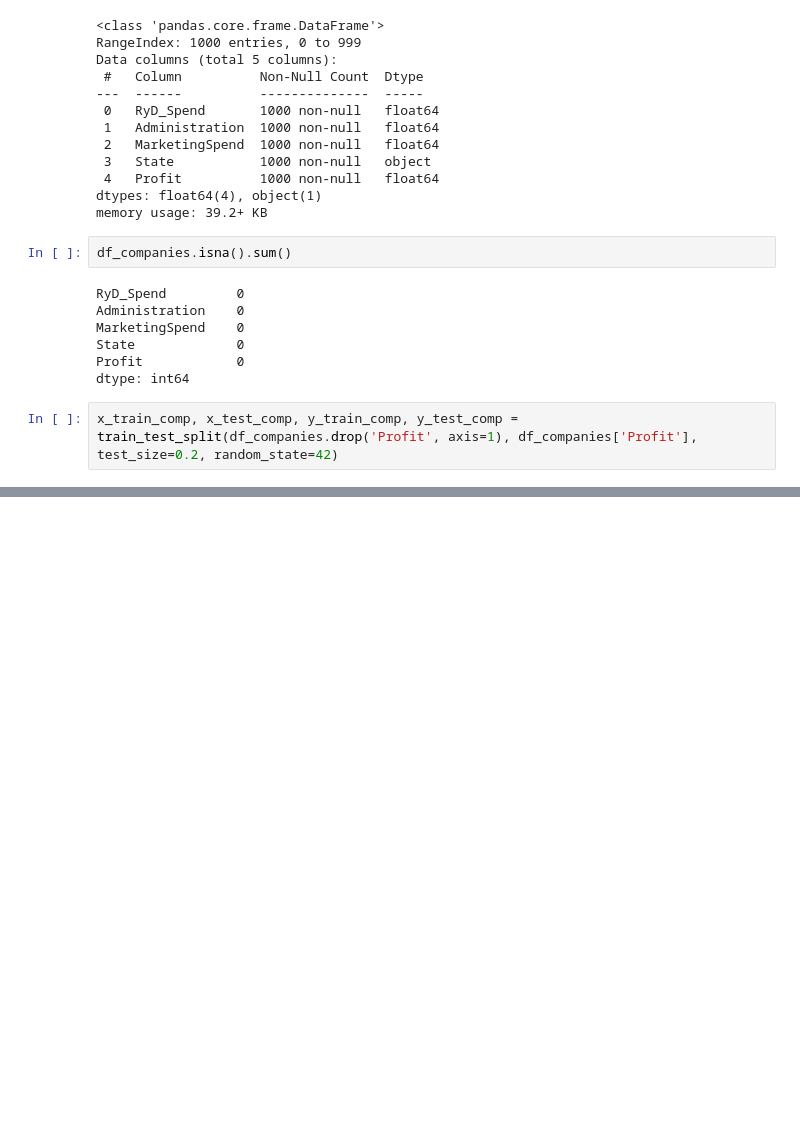
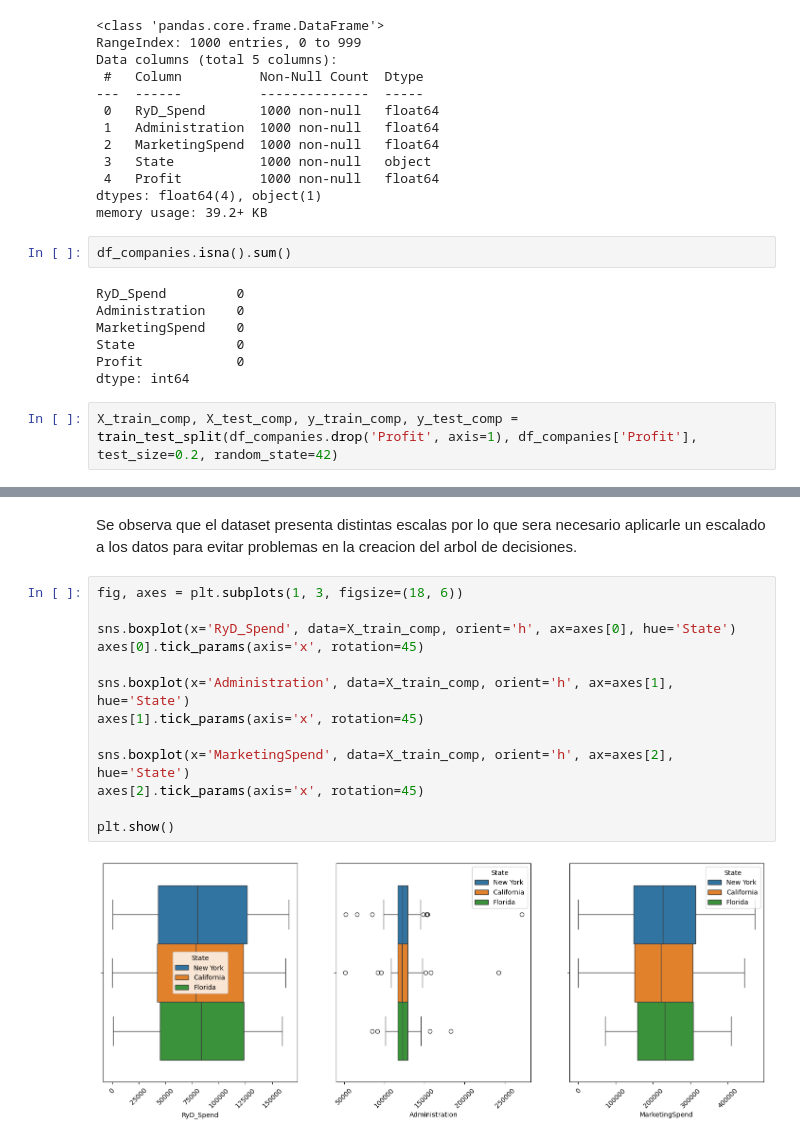
Before and after one commit to EugenioBravi/TP2_mineria, a Jupyter notebook: TP_2.ipynb, the cells around one changed output, grey strips where cells are left out. Saved outputs shown, nothing was run; the diff lists cells and outputs as text; blank space fills up the shorter version.

Commit message:
1.Analisis de datos

```diff
--- a/TP_2.ipynb
+++ b/TP_2.ipynb
@@ -64,5 +65,5 @@ State             0
 Profit            0
 dtype: int64
 # %%
-x_train_comp, x_test_comp, y_train_comp, y_test_comp = train_test_split(df_companies.drop('Profit', axis=1), df_companies['Profit'], test_size=0.2, random_state=42)
+X_train_comp, X_test_comp, y_train_comp, y_test_comp = train_test_split(df_companies.drop('Profit', axis=1), df_companies['Profit'], test_size=0.2, random_state=42)
 # %%
@@ -85,3 +86,20 @@ array([[<Axes: title={'center': 'RyD_Spend'}>,
        [<Axes: title={'center': 'MarketingSpend'}>, <Axes: >]],
       dtype=object)
 [figure]
+# %% [markdown]
+Se observa que el dataset presenta distintas escalas por lo que sera necesario aplicarle un escalado a los datos para evitar problemas en la creacion del arbol de decisiones.
+# %%
+fig, axes = plt.subplots(1, 3, figsize=(18, 6))
+
+sns.boxplot(x='RyD_Spend', data=X_train_comp, orient='h', ax=axes[0], hue='State')
+axes[0].tick_params(axis='x', rotation=45)
+
+sns.boxplot(x='Administration', data=X_train_comp, orient='h', ax=axes[1], hue='State')
+axes[1].tick_params(axis='x', rotation=45)
+
+sns.boxplot(x='MarketingSpend', data=X_train_comp, orient='h', ax=axes[2], hue='State')
+axes[2].tick_params(axis='x', rotation=45)
+
+plt.show()
+# %% [output]
+[figure, added]
```
Also changed, not shown: parts of 11 cells of this notebook.
